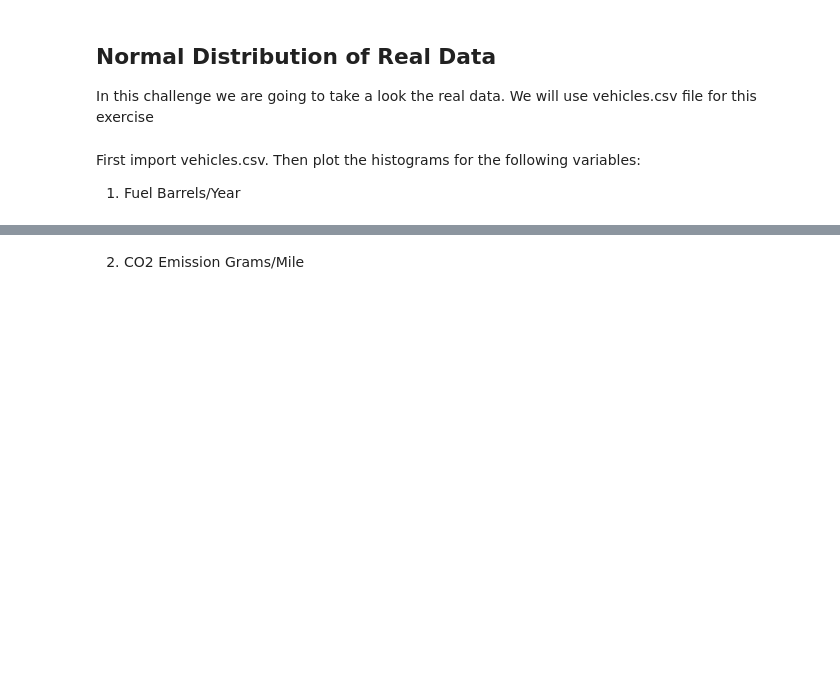
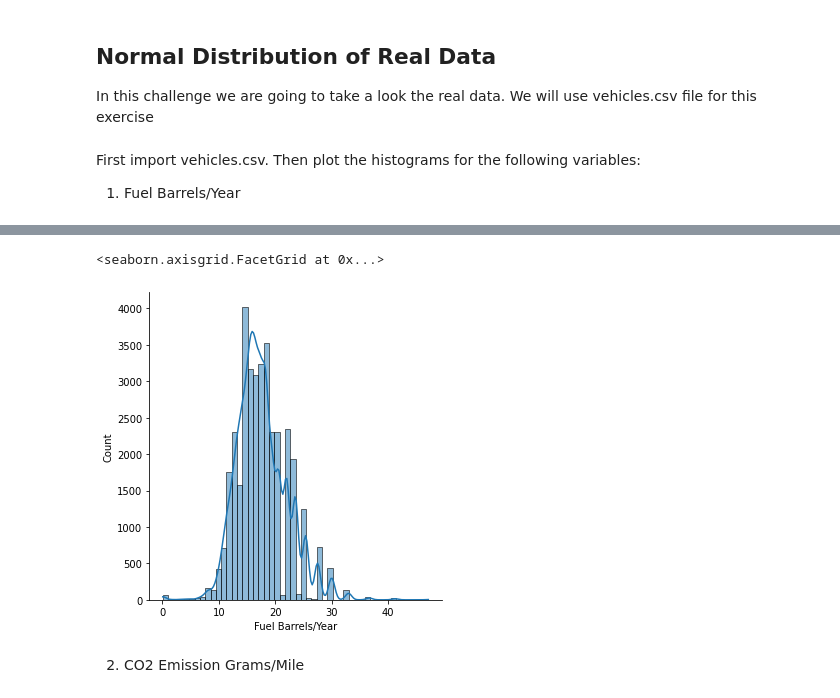
Before and after one commit to ironhack-bcn-data-pt/31-lab-cont-probability-distribution, a Jupyter notebook: your_code/main.ipynb, the cells around one changed output, grey strips where cells are left out. Cells and saved outputs as stored; diff of their text form; code cells hidden in the pictures; blank space fills up the shorter version.

```diff
--- a/your_code/main.ipynb
+++ b/your_code/main.ipynb
@@ -91,0 +108,5 @@ Then plot the histograms for the following variables:
+# %%
+# your code here
+import pandas as pd
+vehicles_path = '../../../../Notebooks/notebooks/data/vehicles.csv'
+vehicles = pd.read_csv(vehicles_path)
@@ -92,2 +118,7 @@ Then plot the histograms for the following variables:
+# %%
+sns.displot(vehicles['Fuel Barrels/Year'],bins=50,kde=True)
+# %% [output]
+<seaborn.axisgrid.FacetGrid at 0x...>
+[figure, added]
 # %% [markdown]
 2. CO2 Emission Grams/Mile
```
Also changed, not shown: parts of 25 cells of this notebook.
